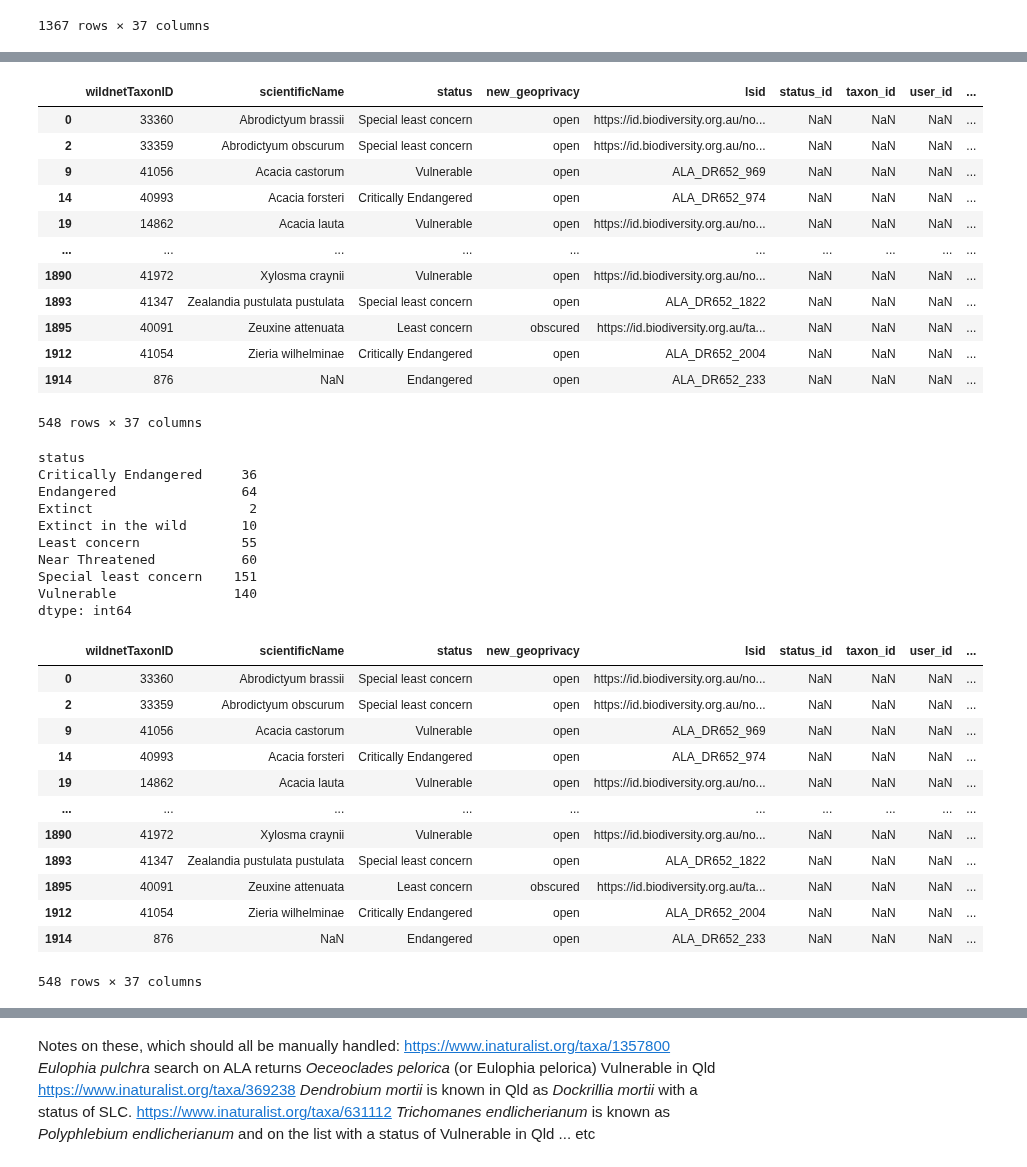
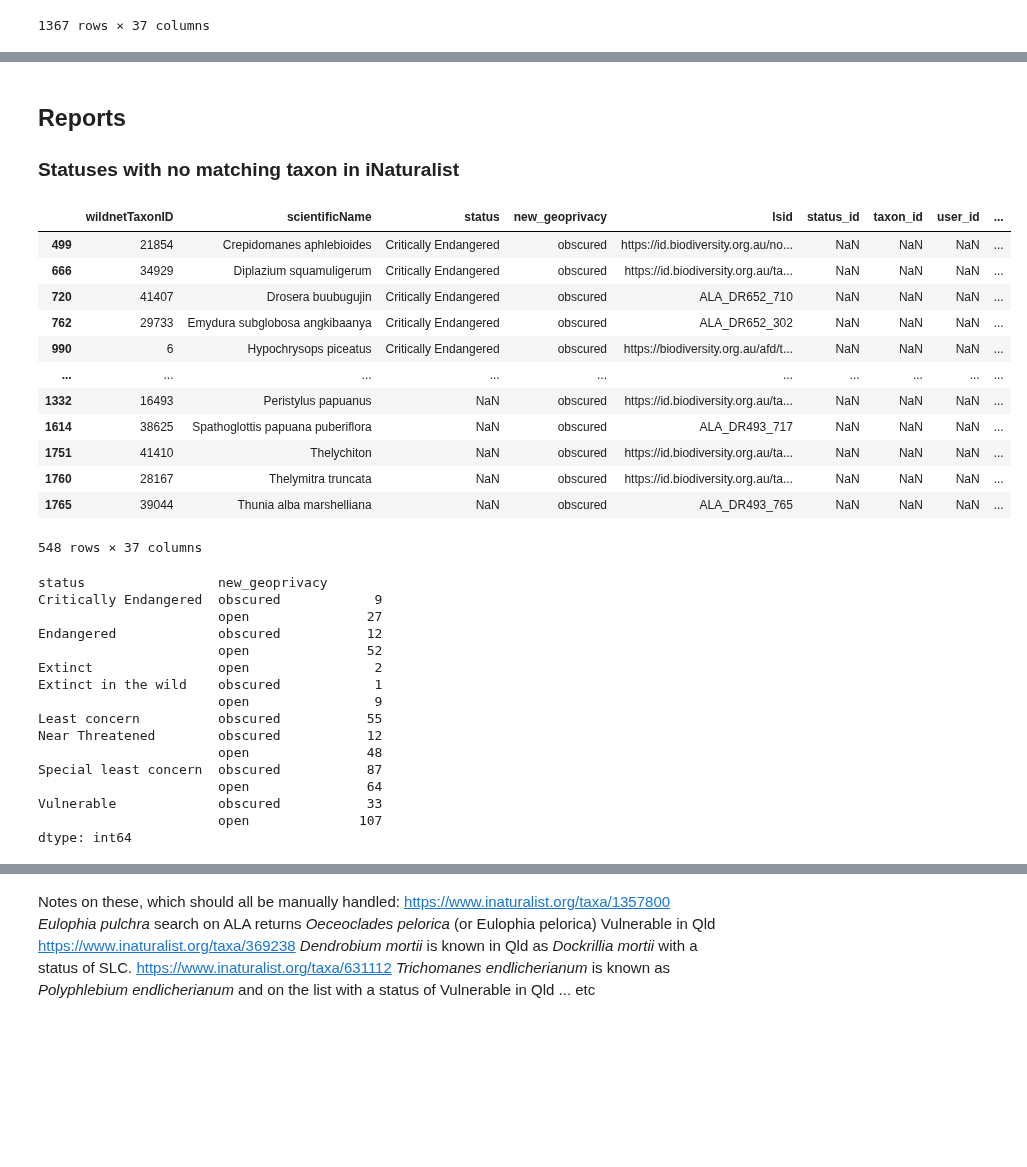
Before and after one commit to AtlasOfLivingAustralia/authoritative-lists, a Jupyter notebook: source-code/py-notebook/inaturalist-statuses/qld.ipynb, the cells around one changed output, grey strips where cells are left out. Drawn from its saved outputs; the diff is of its cells as text; code cells hidden in the pictures; blank space fills up the shorter version.

```diff
--- a/source-code/py-notebook/inaturalist-statuses/qld.ipynb
+++ b/source-code/py-notebook/inaturalist-statuses/qld.ipynb
@@ -174,0 +160,6 @@ statelist
+# %%
+parsednames = pd.read_csv(sourcedir + "qld-gbif.csv")
+statelist = statelist.merge(parsednames[['scientificName','canonicalName','canonicalNameComplete','type','rankMarker']],how="left",left_on="name",right_on="scientificName")
+numfullstatelist = len(statelist.index)
+statelist['scientificName'] = statelist['canonicalName']
+statelist
@@ -278,8 +277,8 @@ mergedstatuses
 # action,taxon_name,id,taxon_id,status,iucn_equivalent,authority,url,geoprivacy,place_id,username
 mergedstatuses['new_authority'] = "Qld Department of Environment and Science"
 mergedstatuses['new_description'] = "Listed as Confidential - refer to https://www.data.qld.gov.au/dataset/queensland-confidential-species"
-mergedstatuses['new_url'] = mergedstatuses['lsid']
-# mergedstatuses['new_url'] = "https://apps.des.qld.gov.au/species-search/details/?id=" + mergedstatuses['wildnetTaxonID'].astype(str)
+#mergedstatuses['new_url'] = mergedstatuses['lsid']
+mergedstatuses['new_url'] = "https://apps.des.qld.gov.au/species-search/details/?id=" + mergedstatuses['wildnetTaxonID'].astype(str)
 mergedstatuses.rename(columns={'wildnet_geoprivacy':'new_geoprivacy'},inplace=True)
 mergedstatuses['new_place_id'] = '7308'  # Queensland, AU
 mergedstatuses['new_username'] = 'peggydnew'
@@ -413,51 +412,42 @@ additions
 # %%
 # write these to the file
 pd.concat([updates, additions]).to_csv(sourcedir + "qld.csv", index=False)
+# %% [markdown]
+## Reports
+### Statuses with no matching taxon in iNaturalist
 # %%
-# what didnt match to a taxon?
 unknownToInat = noinatstatus[noinatstatus['id'].isna()]
-unknownToInat
+unknownToInat.sort_values(['status','new_geoprivacy'])
 # %% [output]
 |  | wildnetTaxonID | scientificName | status | new_geoprivacy | lsid | status_id | taxon_id | user_id | ... |
-| 0 | 33360 | Abrodictyum brassii | Special least concern | open | https://id.biodiversity.org.au/no... | NaN | NaN | NaN | ... |
-| 2 | 33359 | Abrodictyum obscurum | Special least concern | open | https://id.biodiversity.org.au/no... | NaN | NaN | NaN | ... |
-| 9 | 41056 | Acacia castorum | Vulnerable | open | ALA_DR652_969 | NaN | NaN | NaN | ... |
-| 14 | 40993 | Acacia forsteri | Critically Endangered | open | ALA_DR652_974 | NaN | NaN | NaN | ... |
-| 19 | 14862 | Acacia lauta | Vulnerable | open | https://id.biodiversity.org.au/no... | NaN | NaN | NaN | ... |
+| 499 | 21854 | Crepidomanes aphlebioides | Critically Endangered | obscured | https://id.biodiversity.org.au/no... | NaN | NaN | NaN | ... |
+| 666 | 34929 | Diplazium squamuligerum | Critically Endangered | obscured | https://id.biodiversity.org.au/ta... | NaN | NaN | NaN | ... |
+| 720 | 41407 | Drosera buubugujin | Critically Endangered | obscured | ALA_DR652_710 | NaN | NaN | NaN | ... |
+| 762 | 29733 | Emydura subglobosa angkibaanya | Critically Endangered | obscured | ALA_DR652_302 | NaN | NaN | NaN | ... |
+| 990 | 6 | Hypochrysops piceatus | Critically Endangered | obscured | https://biodiversity.org.au/afd/t... | NaN | NaN | NaN | ... |
 | ... | ... | ... | ... | ... | ... | ... | ... | ... | ... |
-| 1890 | 41972 | Xylosma craynii | Vulnerable | open | https://id.biodiversity.org.au/no... | NaN | NaN | NaN | ... |
-| 1893 | 41347 | Zealandia pustulata pustulata | Special least concern | open | ALA_DR652_1822 | NaN | NaN | NaN | ... |
-| 1895 | 40091 | Zeuxine attenuata | Least concern | obscured | https://id.biodiversity.org.au/ta... | NaN | NaN | NaN | ... |
-| 1912 | 41054 | Zieria wilhelminae | Critically Endangered | open | ALA_DR652_2004 | NaN | NaN | NaN | ... |
-| 1914 | 876 | NaN | Endangered | open | ALA_DR652_233 | NaN | NaN | NaN | ... |
+| 1332 | 16493 | Peristylus papuanus | NaN | obscured | https://id.biodiversity.org.au/ta... | NaN | NaN | NaN | ... |
+| 1614 | 38625 | Spathoglottis papuana puberiflora | NaN | obscured | ALA_DR493_717 | NaN | NaN | NaN | ... |
+| 1751 | 41410 | Thelychiton | NaN | obscured | https://id.biodiversity.org.au/ta... | NaN | NaN | NaN | ... |
+| 1760 | 28167 | Thelymitra truncata | NaN | obscured | https://id.biodiversity.org.au/ta... | NaN | NaN | NaN | ... |
+| 1765 | 39044 | Thunia alba marshelliana | NaN | obscured | ALA_DR493_765 | NaN | NaN | NaN | ... |
 548 rows × 37 columns
 # %%
-unknownToInat.groupby('status').size()
+unknownToInat.groupby(['status','new_geoprivacy']).size()
 # %% [output]
-status
-Critically Endangered     36
-Endangered                64
-Extinct                    2
-Extinct in the wild       10
-Least concern             55
-Near Threatened           60
-Special least concern    151
-Vulnerable               140
+status                 new_geoprivacy
+Critically Endangered  obscured            9
+                       open               27
+Endangered             obscured           12
+                       open               52
+Extinct                open                2
+Extinct in the wild    obscured            1
+                       open                9
+Least concern          obscured           55
+Near Threatened        obscured           12
+                       open               48
+Special least concern  obscured           87
+                       open               64
+Vulnerable             obscured           33
+                       open              107
 dtype: int64
-# %%
-# what didnt match to a taxon?
-noinatstatus[noinatstatus['id'].isna()]
-# %% [output]
-|  | wildnetTaxonID | scientificName | status | new_geoprivacy | lsid | status_id | taxon_id | user_id | ... |
-| 0 | 33360 | Abrodictyum brassii | Special least concern | open | https://id.biodiversity.org.au/no... | NaN | NaN | NaN | ... |
-| 2 | 33359 | Abrodictyum obscurum | Special least concern | open | https://id.biodiversity.org.au/no... | NaN | NaN | NaN | ... |
-| 9 | 41056 | Acacia castorum | Vulnerable | open | ALA_DR652_969 | NaN | NaN | NaN | ... |
-| 14 | 40993 | Acacia forsteri | Critically Endangered | open | ALA_DR652_974 | NaN | NaN | NaN | ... |
-| 19 | 14862 | Acacia lauta | Vulnerable | open | https://id.biodiversity.org.au/no... | NaN | NaN | NaN | ... |
-| ... | ... | ... | ... | ... | ... | ... | ... | ... | ... |
-| 1890 | 41972 | Xylosma craynii | Vulnerable | open | https://id.biodiversity.org.au/no... | NaN | NaN | NaN | ... |
-| 1893 | 41347 | Zealandia pustulata pustulata | Special least concern | open | ALA_DR652_1822 | NaN | NaN | NaN | ... |
-| 1895 | 40091 | Zeuxine attenuata | Least concern | obscured | https://id.biodiversity.org.au/ta... | NaN | NaN | NaN | ... |
-| 1912 | 41054 | Zieria wilhelminae | Critically Endangered | open | ALA_DR652_2004 | NaN | NaN | NaN | ... |
-| 1914 | 876 | NaN | Endangered | open | ALA_DR652_233 | NaN | NaN | NaN | ... |
-548 rows × 37 columns
```
Also changed, not shown: parts of 17 cells of this notebook, 3 other files.
